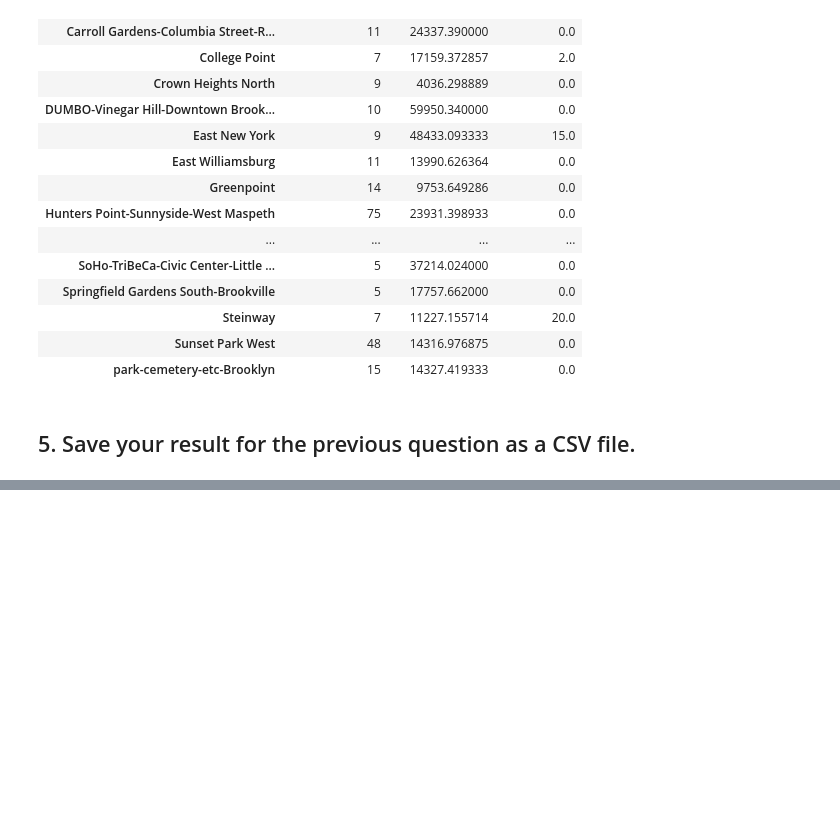
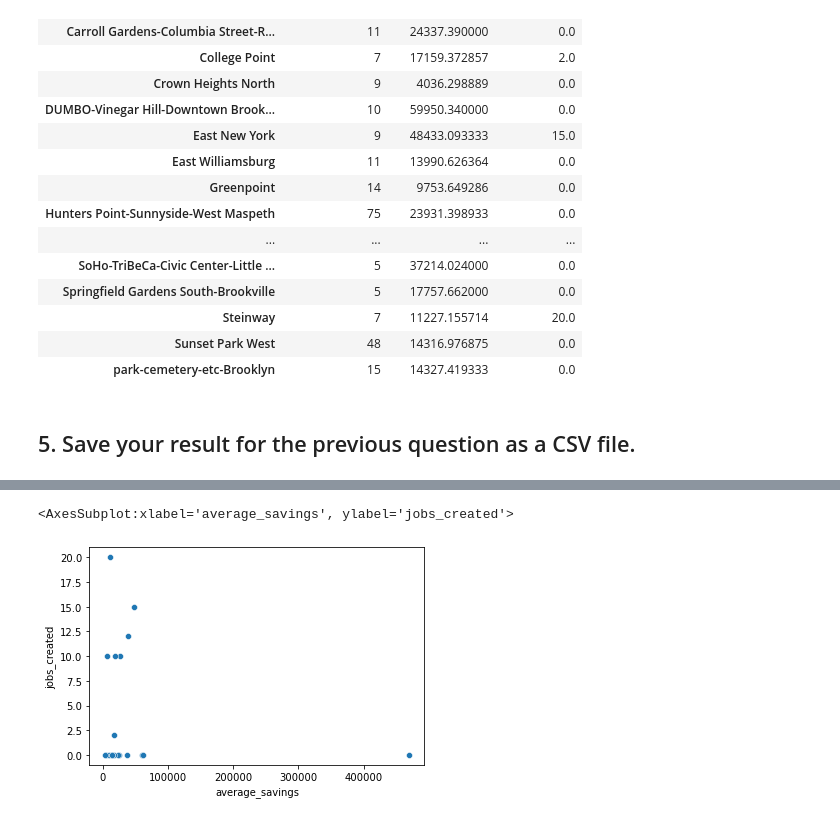
Before and after one commit to ksenlisan/binder-framework-kl, a Jupyter notebook: Day 4 Pandas practice.ipynb, the cells around one changed output, grey strips where cells are left out. Saved outputs shown, nothing was run; the diff lists cells and outputs as text; code cells hidden in the pictures; blank space fills up the shorter version.

```diff
--- a/Day 4 Pandas practice.ipynb
+++ b/Day 4 Pandas practice.ipynb
@@ -103,0 +112,5 @@ data_agg.to_csv('day4_results.csv')
+# %%
+sns.scatterplot(data=data_agg, x='average_savings', y='jobs_created')
+# %% [output]
+<AxesSubplot:xlabel='average_savings', ylabel='jobs_created'>
+[figure, added]
```
Also changed, not shown: parts of 4 cells of this notebook.
